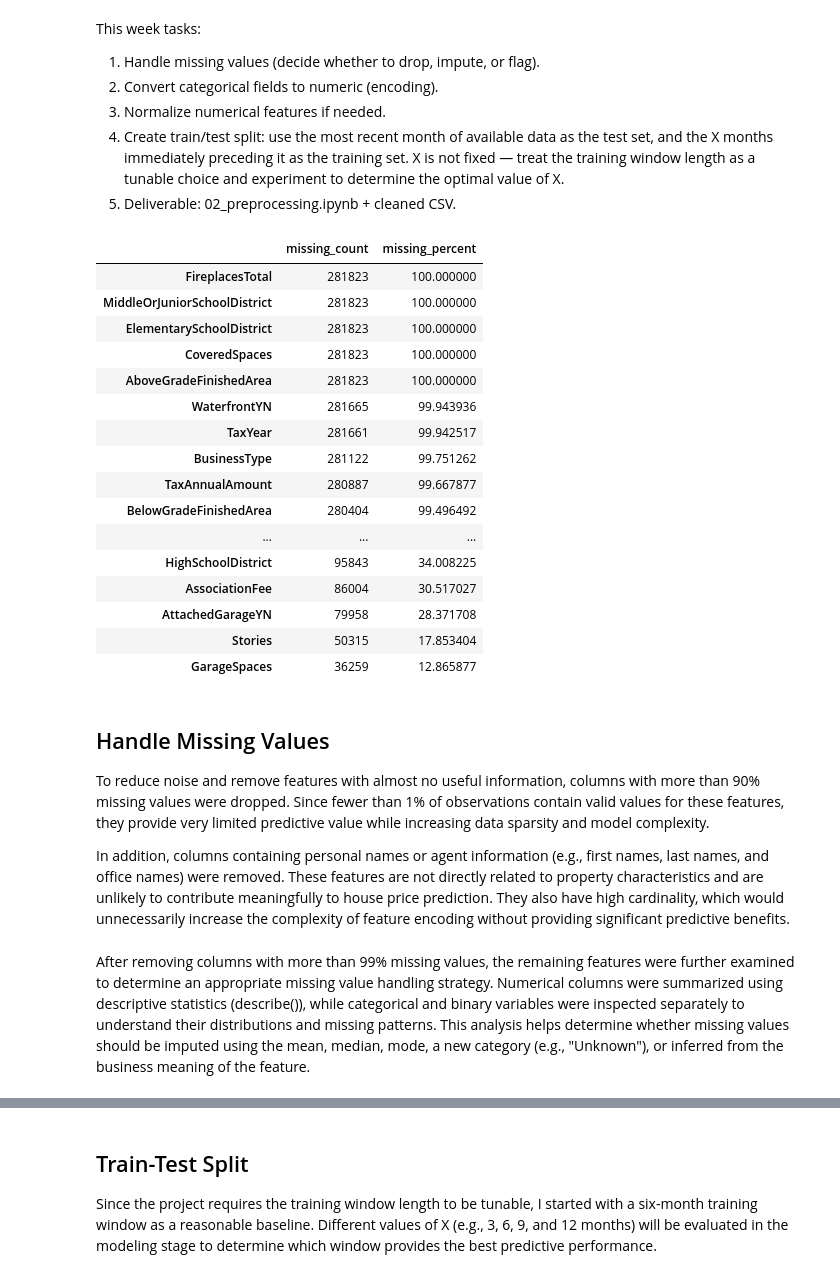
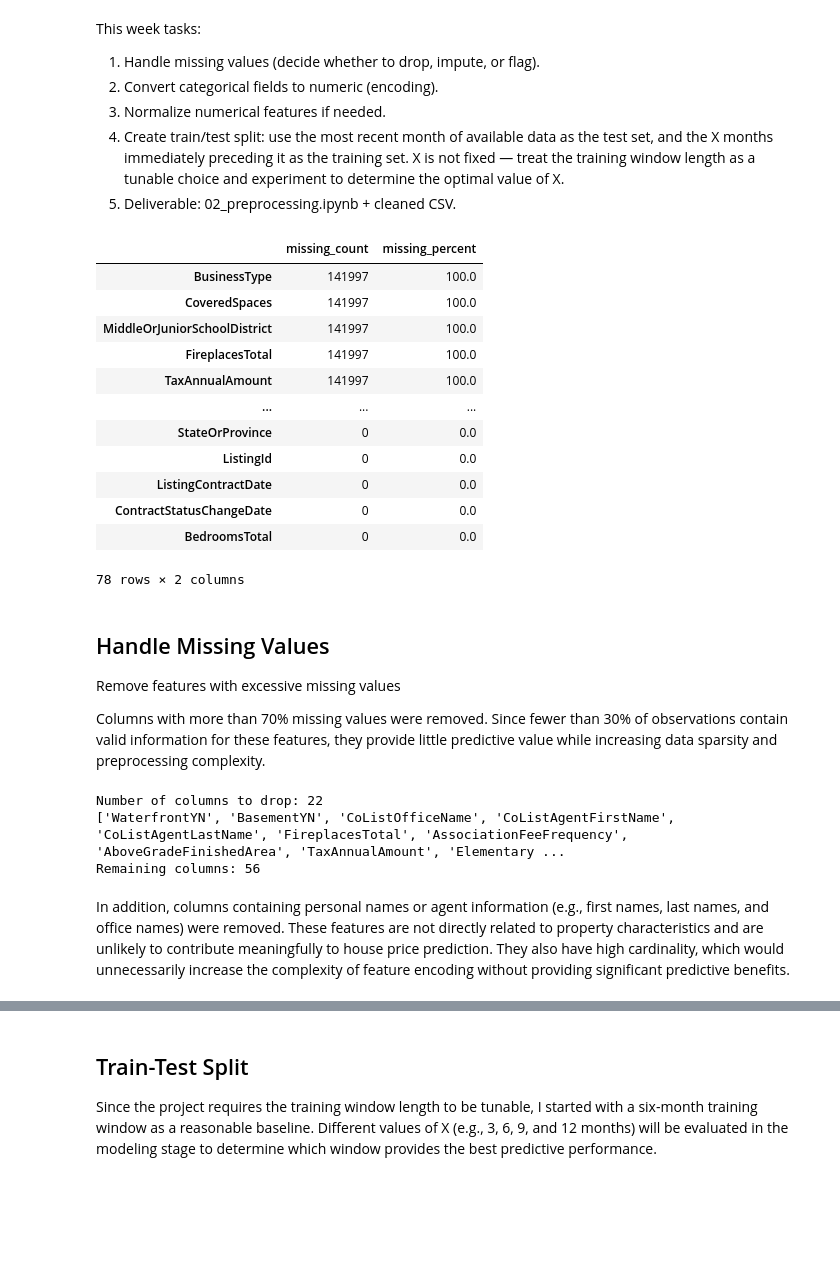
Before and after one commit to sammydyx/IDXExchange-Data-Science, a Jupyter notebook: week3/02_preprocessing.ipynb, the cells around one changed output, grey strips where cells are left out. Saved outputs shown, nothing was run; the diff lists cells and outputs as text; code cells hidden in the pictures; blank space fills up the shorter version.

Commit message:
update rules of handling missing values

```diff
--- a/week3/02_preprocessing.ipynb
+++ b/week3/02_preprocessing.ipynb
@@ -15,53 +15,71 @@ import pandas as pd
 # %%
 files = [
     "../CRMLSSold202505.csv",
     "../CRMLSSold202506.csv",
     "../CRMLSSold202507.csv",
     "../CRMLSSold202508.csv",
     "../CRMLSSold202509.csv",
     "../CRMLSSold202510.csv",
     "../CRMLSSold202511.csv",
     "../CRMLSSold202512.csv",
     "../CRMLSSold202601.csv",
     "../CRMLSSold202602.csv",
     "../CRMLSSold202603.csv",
     "../CRMLSSold202604.csv",
     "../CRMLSSold202605.csv"
 ]
 
 df = pd.concat(
     [pd.read_csv(f) for f in files],
     ignore_index=True
 )
 
+df = df[
+    (df["PropertyType"] == "Residential") &
+    (df["PropertySubType"] == "SingleFamilyResidence")
+]
+
 missing_summary = pd.DataFrame({
     "missing_count": df.isnull().sum(),
     "missing_percent": df.isnull().mean() * 100
 })
 
 missing_summary = missing_summary.sort_values("missing_percent", ascending=False)
-missing_summary.head(30)
+missing_summary
 # %% [output]
 |  | missing_count | missing_percent |
-| FireplacesTotal | 281823 | 100.000000 |
-| MiddleOrJuniorSchoolDistrict | 281823 | 100.000000 |
-| ElementarySchoolDistrict | 281823 | 100.000000 |
-| CoveredSpaces | 281823 | 100.000000 |
-| AboveGradeFinishedArea | 281823 | 100.000000 |
-| WaterfrontYN | 281665 | 99.943936 |
-| TaxYear | 281661 | 99.942517 |
-| BusinessType | 281122 | 99.751262 |
-| TaxAnnualAmount | 280887 | 99.667877 |
-| BelowGradeFinishedArea | 280404 | 99.496492 |
+| BusinessType | 141997 | 100.0 |
+| CoveredSpaces | 141997 | 100.0 |
+| MiddleOrJuniorSchoolDistrict | 141997 | 100.0 |
+| FireplacesTotal | 141997 | 100.0 |
+| TaxAnnualAmount | 141997 | 100.0 |
 | ... | ... | ... |
-| HighSchoolDistrict | 95843 | 34.008225 |
-| AssociationFee | 86004 | 30.517027 |
-| AttachedGarageYN | 79958 | 28.371708 |
-| Stories | 50315 | 17.853404 |
-| GarageSpaces | 36259 | 12.865877 |
+| StateOrProvince | 0 | 0.0 |
+| ListingId | 0 | 0.0 |
+| ListingContractDate | 0 | 0.0 |
+| ContractStatusChangeDate | 0 | 0.0 |
+| BedroomsTotal | 0 | 0.0 |
+78 rows × 2 columns
+# %% [markdown]
+## Handle Missing Values
+
+Remove features with excessive missing values
+
+Columns with more than 70% missing values were removed. Since fewer than 30% of observations contain valid information for these features, they provide little predictive value while increasing data sparsity and preprocessing complexity.
+# %%
+missing_percent = df.isnull().mean() * 100
+drop_cols = missing_percent[missing_percent > 70].index.tolist()
+
+print(f"Number of columns to drop: {len(drop_cols)}")
+print(drop_cols)
+
+# Drop those columns
+df = df.drop(columns=drop_cols)
+
+print(f"Remaining columns: {df.shape[1]}")
+# %% [output]
+Number of columns to drop: 22
+['WaterfrontYN', 'BasementYN', 'CoListOfficeName', 'CoListAgentFirstName', 'CoListAgentLastName', 'FireplacesTotal', 'AssociationFeeFrequency', 'AboveGradeFinishedArea', 'TaxAnnualAmount', 'Elementary ...
+Remaining columns: 56
 # %% [markdown]
-## Handle Missing Values
-
-To reduce noise and remove features with almost no useful information, columns with more than 90% missing values were dropped. Since fewer than 1% of observations contain valid values for these features, they provide very limited predictive value while increasing data sparsity and model complexity.
-
 In addition, columns containing personal names or agent information (e.g., first names, last names, and office names) were removed. These features are not directly related to property characteristics and are unlikely to contribute meaningfully to house price prediction. They also have high cardinality, which would unnecessarily increase the complexity of feature encoding without providing significant predictive benefits.
@@ -89,2 +85,0 @@ df = df.drop(columns=drop_cols)
-# %% [markdown]
-After removing columns with more than 99% missing values, the remaining features were further examined to determine an appropriate missing value handling strategy. Numerical columns were summarized using descriptive statistics (describe()), while categorical and binary variables were inspected separately to understand their distributions and missing patterns. This analysis helps determine whether missing values should be imputed using the mean, median, mode, a new category (e.g., "Unknown"), or inferred from the business meaning of the feature.
```
Also changed, not shown: parts of 31 cells of this notebook, 1 other file.
